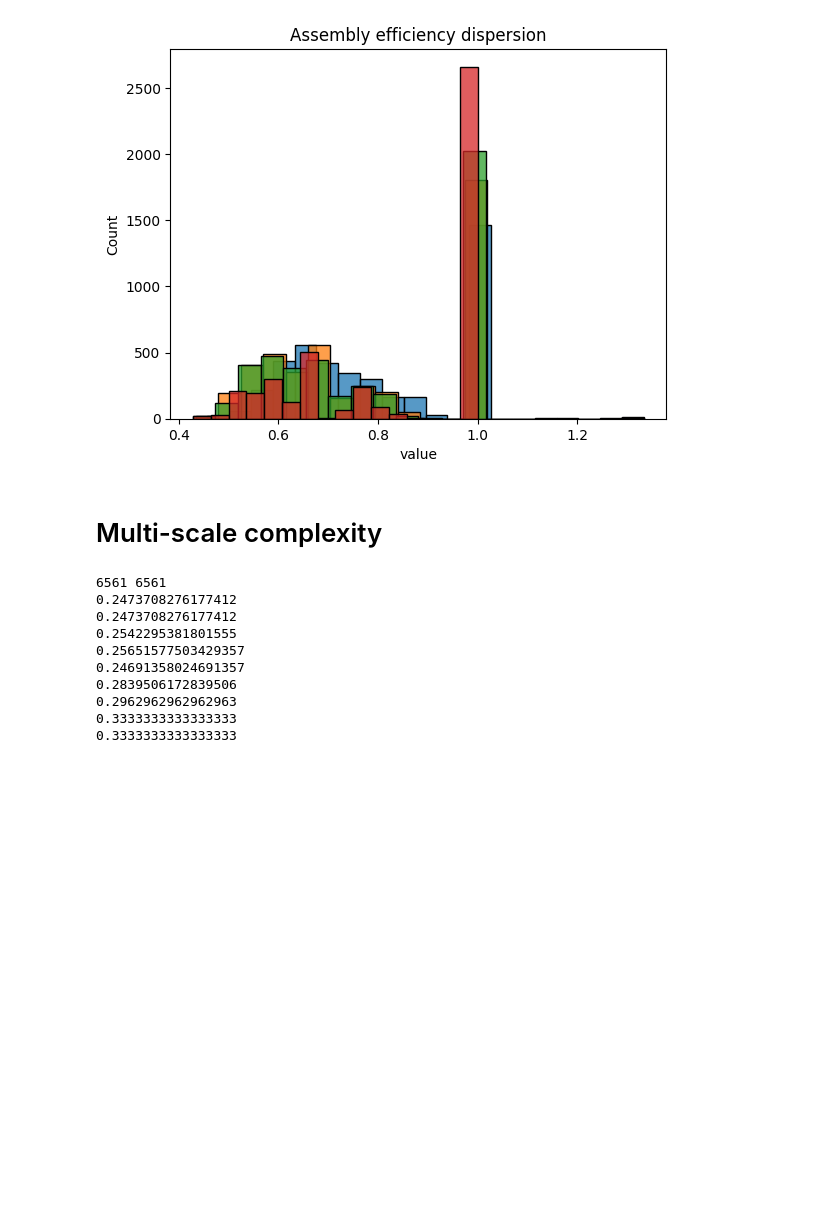
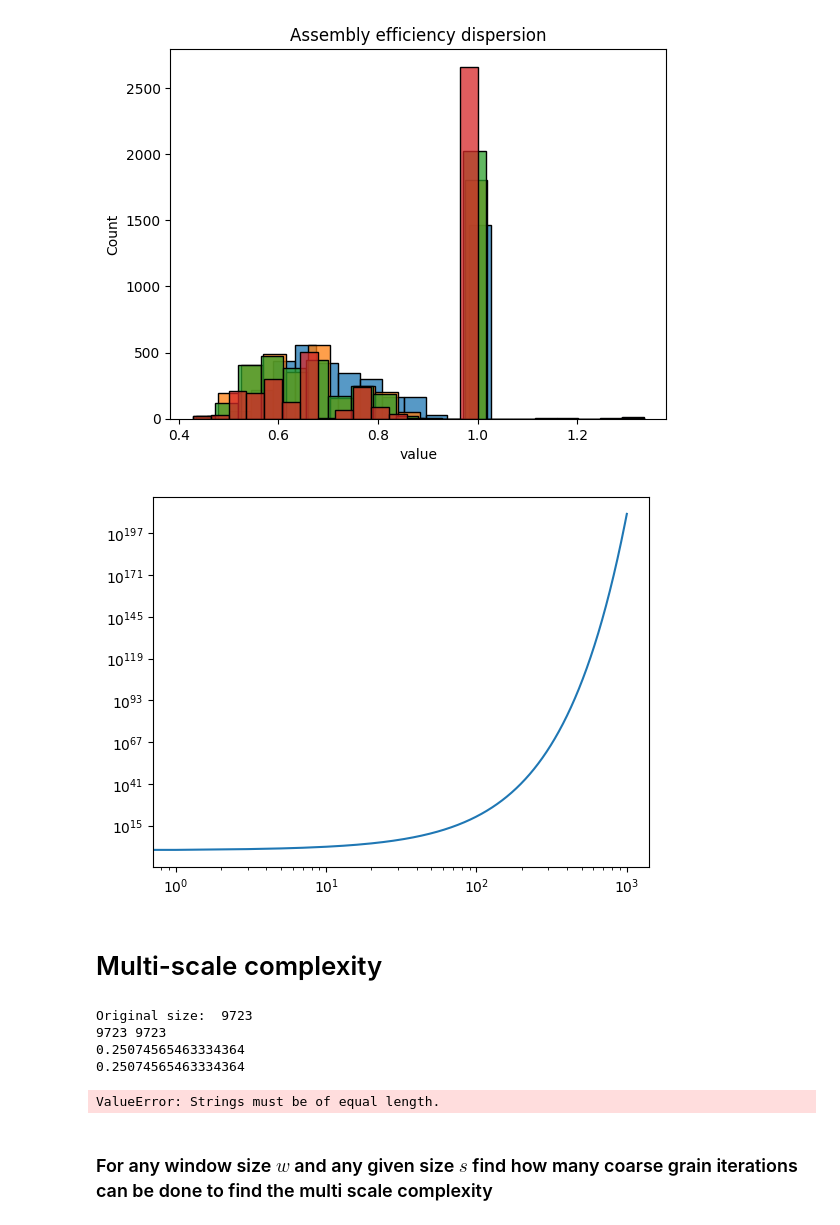
Before and after one commit to jiug/tfm, a Jupyter notebook: code/binary_strings.ipynb, the cells around one changed output. Drawn from its saved outputs; the diff is of its cells as text; code cells hidden in the pictures; blank space fills up the shorter version.

```diff
--- a/code/binary_strings.ipynb
+++ b/code/binary_strings.ipynb
@@ -87,21 +87,25 @@ N =1000
 assemblies = np.zeros([sims,evol_steps])
 entropies = np.zeros([sims,evol_steps])
 steps_array = np.zeros([sims,evol_steps])
+multi_scale_complexity = np.zeros([sims, evol_steps])
 for i in range(sims):
    print(f"Iteration {i} of {sims}")
-   a = ap.AssemblyPool(int(N/2),int(N/2))
+   a = ap.AssemblyPool(int(N/100),int(N*99/100))
    evolution = a.evolve(steps)
    assemblies[i,:] = evolution.assembly_ceiling
    entropies[i,:] = evolution.ensemble_entropy
    steps_array[i,:] = evolution.max_steps
+   m_scale_complexity = evolution.max_m_scale_comp
 
 entropy_df = pd.DataFrame(entropies,columns=range(evol_steps)).melt(var_name = "measurement", value_name="value")
 assembly_df= pd.DataFrame(assemblies,columns=range(evol_steps)).melt(var_name = "measurement", value_name="value")
 steps_df= pd.DataFrame(steps_array,columns=range(evol_steps)).melt(var_name = "measurement", value_name="value")
+m_comp_df= pd.DataFrame(m_scale_comp,columns=range(evol_steps)).melt(var_name = "measurement", value_name="value")
 
 entropy_df.to_pickle(f"entropy_df_s{sims}_n{N}_t{int(steps/1000)}k.pkl")
 assembly_df.to_pickle(f"assembly_df_s{sims}_n{N}_t{int(steps/1000)}k.pkl")
 steps_df.to_pickle(f"steps_df_s{sims}_n{N}_t{int(steps/1000)}k.pkl")
+m_comp_df.to_pickle(f"m_comp{sims}_n{N}_t{int(steps/1000)}k.pkl")
 
 # entropy_df = pd.read_pickle(f"entropy_df_s{sims}_n{N}_t{int(steps/1000)}k.pkl")
 # steps_df = pd.read_pickle(f"steps_df_s{sims}_n{N}_t{int(steps/1000)}k.pkl")
@@ -204,6 +222,20 @@ assembly_n4 = pd.read_pickle("data/assembly_df_s300_n4_t5k.pkl")
 assembly_n40 = pd.read_pickle("data/assembly_df_s300_n40_t10k.pkl")
 assembly_n100 = pd.read_pickle("data/assembly_df_s300_n100_t10k.pkl")
 assembly_n1000 = pd.read_pickle("data/assembly_df_s300_n1000_t10k.pkl")
+# %%
+def fib_seq(n):
+    fibn = [1,1]
+    for i in range(n):
+        fibn.append(fibn[-1] + fibn[-2])
+    return fibn
+# %%
+a  =np.array(fib_seq(1000))
+plt.plot(a)
+plt.xscale("log")
+plt.yscale("log")
+plt.show()
+# %% [output]
+[figure, added]
 # %% [markdown]
 #  Multi-scale complexity
 # %%
@@ -238,28 +270,13 @@ def norm_hamming_distance(string1: str, string2: str) -> float:
             dist_counter += 1
     return dist_counter / len1
 # %%
-window = 3
-a = np.random.choice([0,1],3*3*3*3*3*3*3*3)
-a_str = ''.join(map(str,a))
-_, a_cs = coarse_grain(a_str,window)
-print(len(a_cs), len(a_str))
-diff = norm_hamming_distance(a_cs, a_str)
-print(diff)
-
-
-for i in range(8):
-    cs_small, cs_resized = coarse_grain(a_str, window)
-    diff = norm_hamming_distance(cs_resized, a_str)
-    print(diff)
-    a_str = cs_small
+from assembly_pool impo
 # %% [output]
-6561 6561
-0.2473708276177412
-0.2473708276177412
-0.2542295381801555
-0.25651577503429357
-0.24691358024691357
-0.2839506172839506
-0.2962962962962963
-0.3333333333333333
-0.3333333333333333
+Original size:  9723
+9723 9723
+0.25074565463334364
+0.25074565463334364
+ValueError: Strings must be of equal length.
+# %% [markdown]
+
+### For any window size $w$ and any given size $s$ find how many coarse grain iterations can be done to find the multi scale complexity
```
Also changed, not shown: parts of 3 cells of this notebook, 4 other files.
